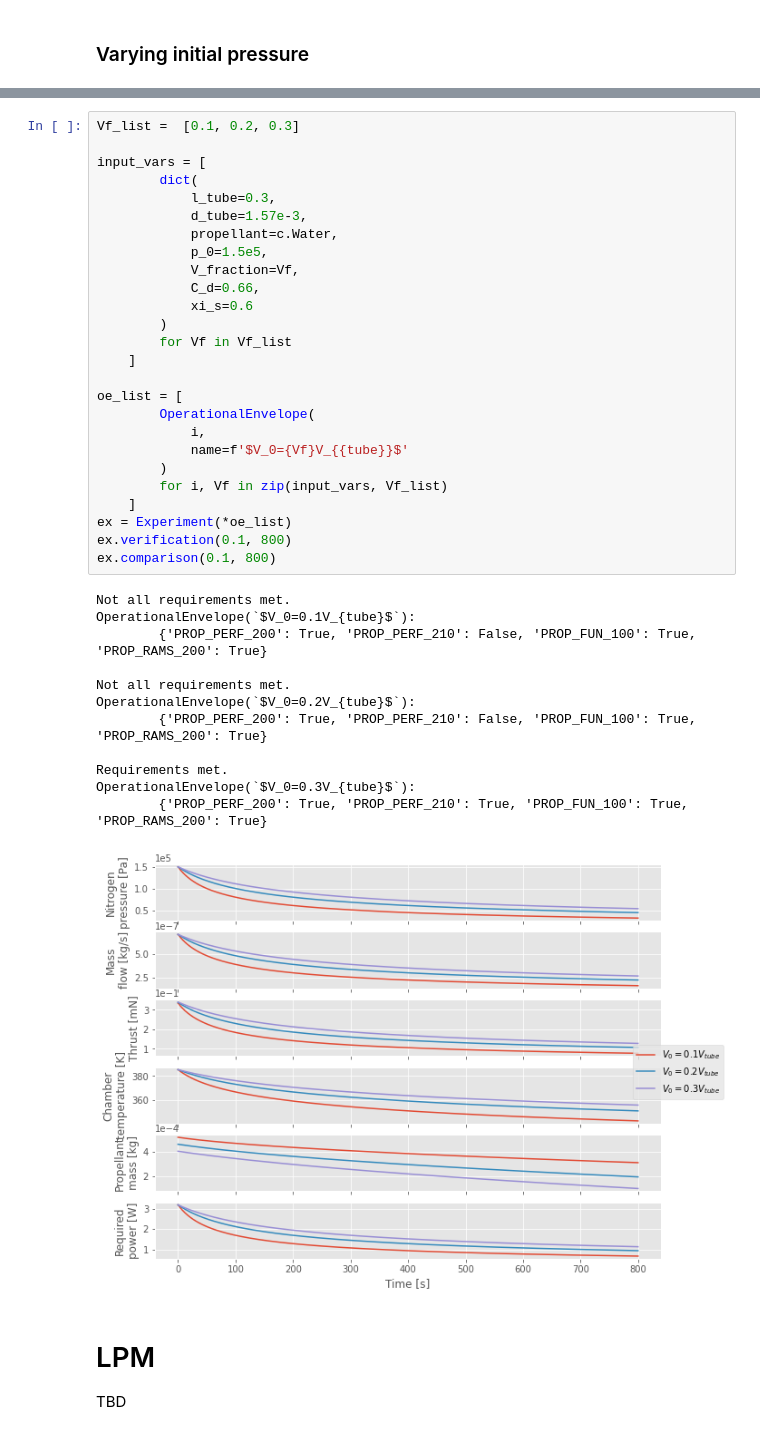
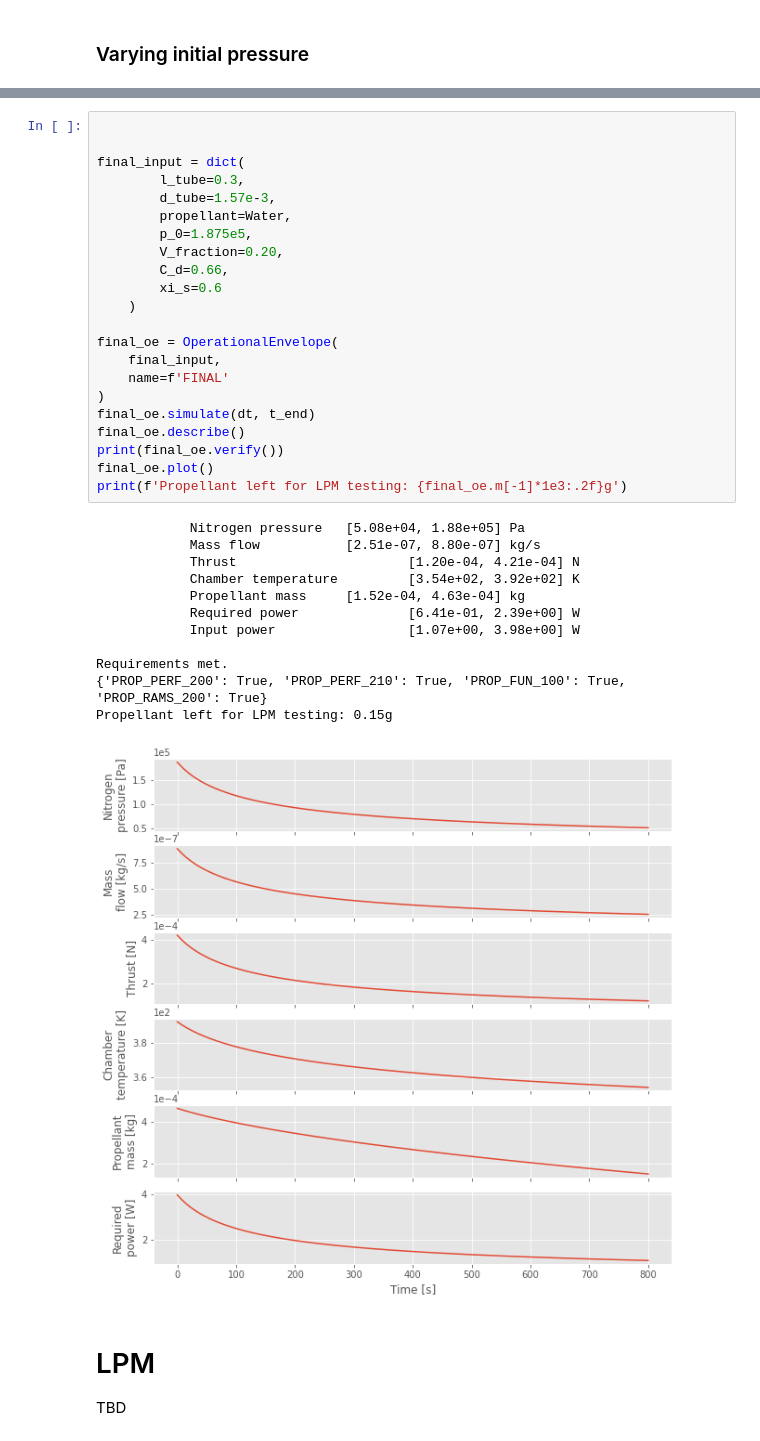
Before and after one commit to wdoppenberg/mp-operational-envelope, a Jupyter notebook: OperationalEnvelope.ipynb, the cells around one changed output, grey strips where cells are left out. Cells and saved outputs as stored; diff of their text form.

```diff
--- a/OperationalEnvelope.ipynb
+++ b/OperationalEnvelope.ipynb
@@ -594,43 +608,39 @@ OperationalEnvelope(`$p_0=2.00e+05$`):
 It would seem as if a combination of an increase in initial Nitrogen pressure and a larger pressurant volume fraction would have a chance of staying above the minimum required thrust throughout the duration of the test. For the following experiment, the same options for pressurant volume fraction will be taken with a increased starting pressure $p_0$ of 1.8 bar.
-# %%
-Vf_list =  [0.1, 0.2, 0.3]
-
-input_vars = [
-        dict(
-            l_tube=0.3,
-            d_tube=1.57e-3,
-            propellant=c.Water,
-            p_0=1.5e5,
-            V_fraction=Vf,
-            C_d=0.66,
-            xi_s=0.6
-        )
-        for Vf in Vf_list
-    ]
-
-oe_list = [
-        OperationalEnvelope(
-            i,
-            name=f'$V_0={Vf}V_{{tube}}$'
-        )
-        for i, Vf in zip(input_vars, Vf_list)
-    ]
-ex = Experiment(*oe_list)
-ex.verification(0.1, 800)
-ex.comparison(0.1, 800)
-# %% [output]
-Not all requirements met.
-OperationalEnvelope(`$V_0=0.1V_{tube}$`):
-        {'PROP_PERF_200': True, 'PROP_PERF_210': False, 'PROP_FUN_100': True, 'PROP_RAMS_200': True}
-
-Not all requirements met.
-OperationalEnvelope(`$V_0=0.2V_{tube}$`):
-        {'PROP_PERF_200': True, 'PROP_PERF_210': False, 'PROP_FUN_100': True, 'PROP_RAMS_200': True}
-
-Requirements met.
-OperationalEnvelope(`$V_0=0.3V_{tube}$`):
-        {'PROP_PERF_200': True, 'PROP_PERF_210': True, 'PROP_FUN_100': True, 'PROP_RAMS_200': True}
-[figure, removed]
+# %%
+
+
+final_input = dict(
+        l_tube=0.3,
+        d_tube=1.57e-3,
+        propellant=Water,
+        p_0=1.875e5,
+        V_fraction=0.20,
+        C_d=0.66,
+        xi_s=0.6
+    )
+
+final_oe = OperationalEnvelope(
+    final_input,
+    name=f'FINAL'
+)
+final_oe.simulate(dt, t_end)
+final_oe.describe()
+print(final_oe.verify())
+final_oe.plot()
+print(f'Propellant left for LPM testing: {final_oe.m[-1]*1e3:.2f}g')
+# %% [output]
+            Nitrogen pressure   [5.08e+04, 1.88e+05] Pa
+            Mass flow           [2.51e-07, 8.80e-07] kg/s
+            Thrust                      [1.20e-04, 4.21e-04] N
+            Chamber temperature         [3.54e+02, 3.92e+02] K
+            Propellant mass     [1.52e-04, 4.63e-04] kg
+            Required power              [6.41e-01, 2.39e+00] W
+            Input power                 [1.07e+00, 3.98e+00] W
+
+Requirements met.
+{'PROP_PERF_200': True, 'PROP_PERF_210': True, 'PROP_FUN_100': True, 'PROP_RAMS_200': True}
+Propellant left for LPM testing: 0.15g
+[figure, added]
 # %% [markdown]
 # LPM
 
```
Also changed, not shown: parts of 13 cells of this notebook.
